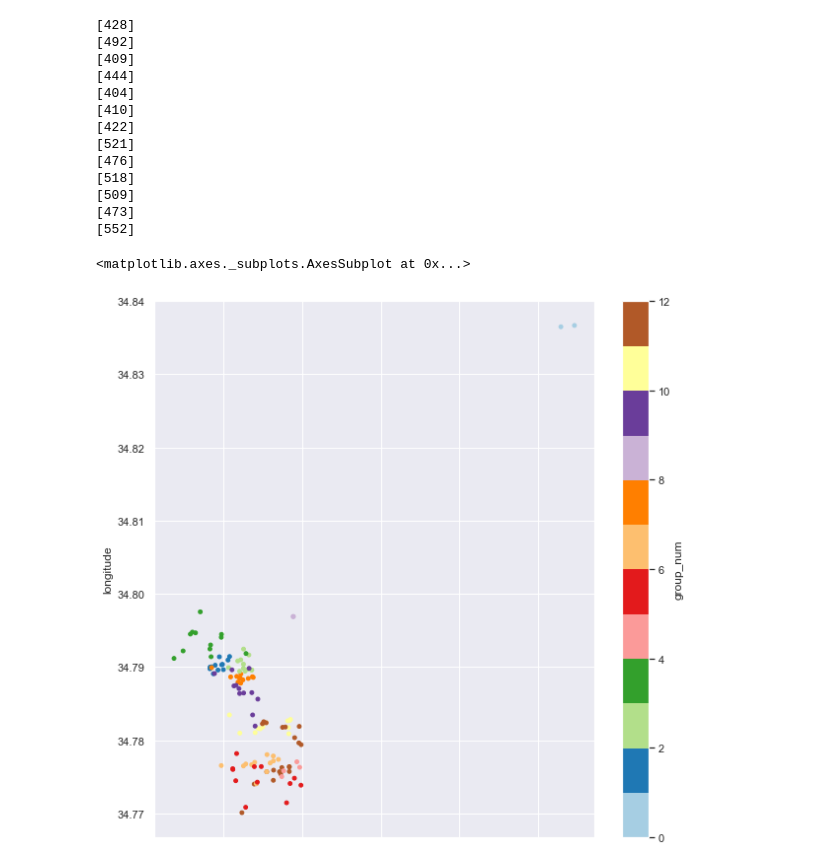
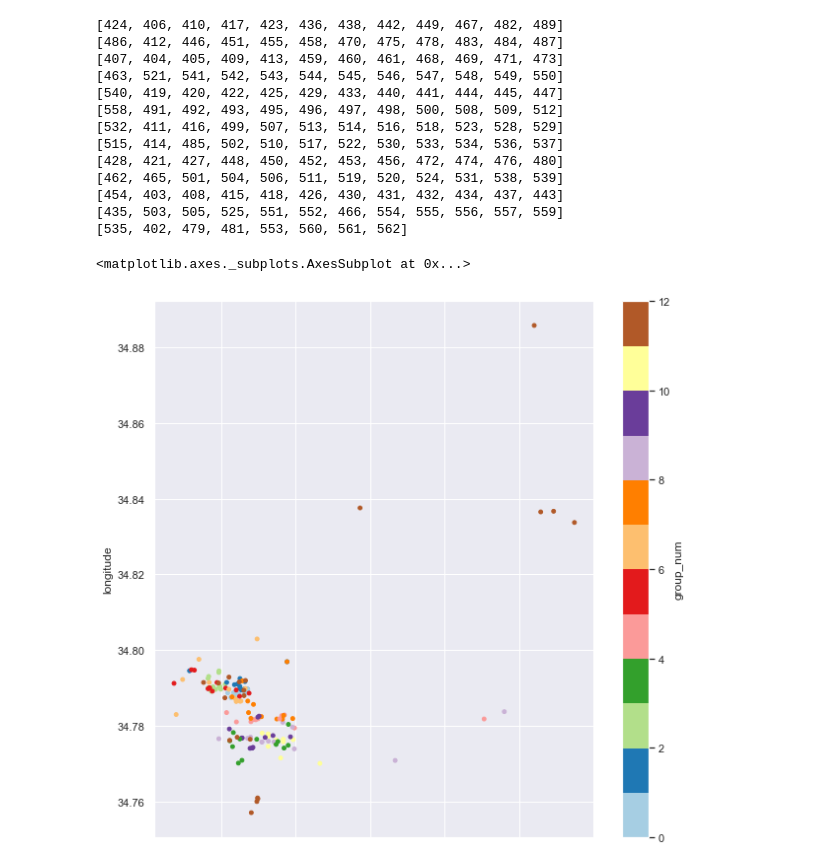
Before and after one commit to gu1234/delivery_route_optimizer, a Jupyter notebook: delivery_groups_optimizer.ipynb, the cells around one changed output. Cells and saved outputs as stored; diff of their text form; code cells hidden in the pictures.

```diff
--- a/delivery_groups_optimizer.ipynb
+++ b/delivery_groups_optimizer.ipynb
@@ -73,38 +73,35 @@ for address_id in not_yet_visited[:]:
                     potential_group = group
 #     print(min_distance)
 #     if min_distance < 0.5:
-#         potential_group.append(address_id)
+    potential_group.append(address_id)
 
 for g in groups:
     print(g)
 # %% [output]
-[428]
-[492]
-[409]
-[444]
-[404]
-[410]
-[422]
-[521]
-[476]
-[518]
-[509]
-[473]
-[552]
+[424, 406, 410, 417, 423, 436, 438, 442, 449, 467, 482, 489]
+[486, 412, 446, 451, 455, 458, 470, 475, 478, 483, 484, 487]
+[407, 404, 405, 409, 413, 459, 460, 461, 468, 469, 471, 473]
+[463, 521, 541, 542, 543, 544, 545, 546, 547, 548, 549, 550]
+[540, 419, 420, 422, 425, 429, 433, 440, 441, 444, 445, 447]
+[558, 491, 492, 493, 495, 496, 497, 498, 500, 508, 509, 512]
+[532, 411, 416, 499, 507, 513, 514, 516, 518, 523, 528, 529]
+[515, 414, 485, 502, 510, 517, 522, 530, 533, 534, 536, 537]
+[428, 421, 427, 448, 450, 452, 453, 456, 472, 474, 476, 480]
+[462, 465, 501, 504, 506, 511, 519, 520, 524, 531, 538, 539]
+[454, 403, 408, 415, 418, 426, 430, 431, 432, 434, 437, 443]
+[435, 503, 505, 525, 551, 552, 466, 554, 555, 556, 557, 559]
+[535, 402, 479, 481, 553, 560, 561, 562]
 # %%
 group_num = 0
 
 for group in groups:
     for address_id in group:
         df.loc[df['id'] == address_id, 'group_num'] = group_num
     group_num += 1
 
 
-# X.plot.scatter(x = 'latitude', y = 'longitude', c=labels, s=25, cmap='viridis')
-# plt.scatter(centers[:, 0], centers[:, 1], c='black', s=30, alpha=0.5)
-# df
 plt.rcParams["figure.figsize"]=10,10
-filtered_df.plot.scatter(x = 'latitude', y = 'longitude', c='group_num', s=15, cmap='Paired')
+df.plot.scatter(x = 'latitude', y = 'longitude', c='group_num', s=15, cmap='Paired')
 # %% [output]
 <matplotlib.axes._subplots.AxesSubplot at 0x...>
-[figure, old version]
+[figure, new version]
```
Also changed, not shown: parts of 2 cells of this notebook.
